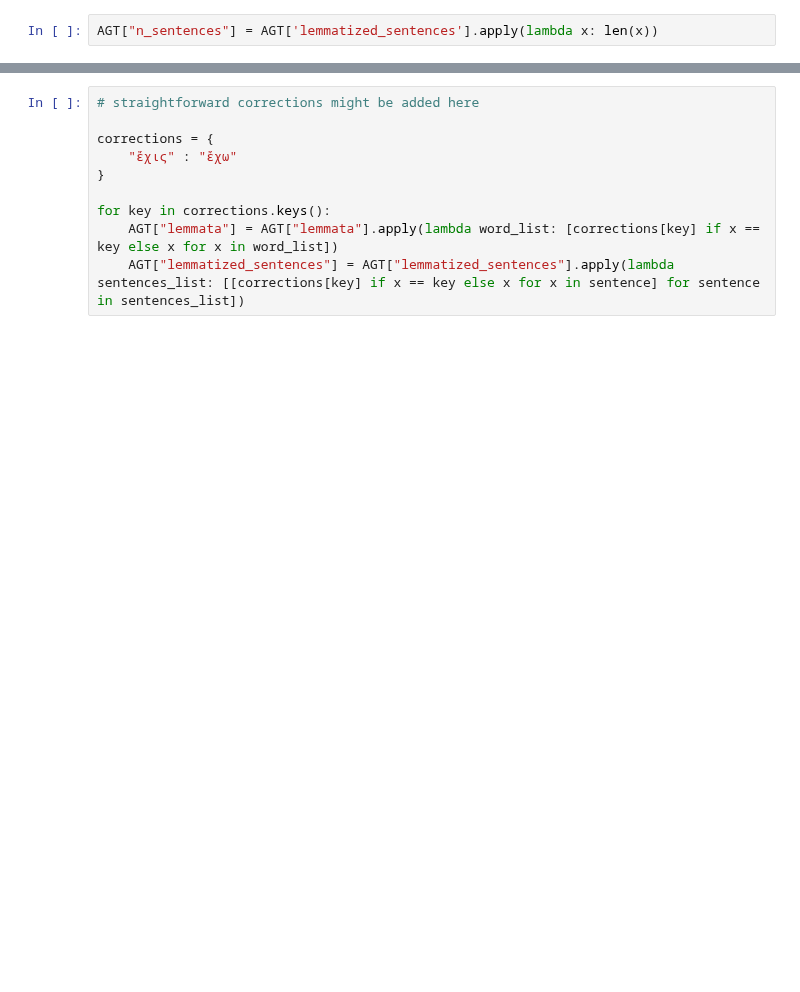
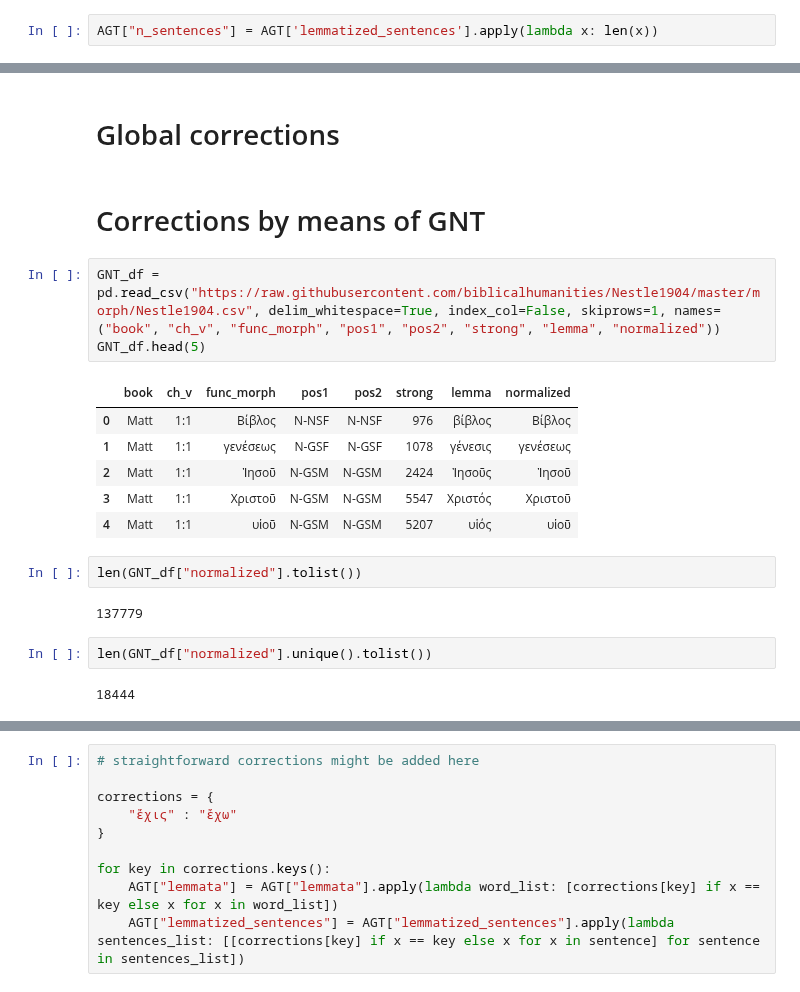
Before and after one commit to sdam-au/LAGT, a Jupyter notebook: scripts/3_LEMMATIZATION.ipynb, the cells around one changed output, grey strips where cells are left out. Saved outputs shown, nothing was run; the diff lists cells and outputs as text; blank space fills up the shorter version.

```diff
--- a/scripts/3_LEMMATIZATION.ipynb
+++ b/scripts/3_LEMMATIZATION.ipynb
@@ -164,0 +176,22 @@ print(AGT[AGT["author_id"]=="tlg0031paul"].iloc[3]["lemmata"][:100])
+# %% [markdown]
+# Global corrections
+# %% [markdown]
+# Corrections by means of GNT
+# %%
+GNT_df = pd.read_csv("https://raw.githubusercontent.com/biblicalhumanities/Nestle1904/master/morph/Nestle1904.csv", delim_whitespace=True, index_col=False, skiprows=1, names=("book", "ch_v", "func_morph", "pos1", "pos2", "strong", "lemma", "normalized"))
+GNT_df.head(5)
+# %% [output]
+|  | book | ch_v | func_morph | pos1 | pos2 | strong | lemma | normalized |
+| 0 | Matt | 1:1 | Βίβλος | N-NSF | N-NSF | 976 | βίβλος | Βίβλος |
+| 1 | Matt | 1:1 | γενέσεως | N-GSF | N-GSF | 1078 | γένεσις | γενέσεως |
+| 2 | Matt | 1:1 | Ἰησοῦ | N-GSM | N-GSM | 2424 | Ἰησοῦς | Ἰησοῦ |
+| 3 | Matt | 1:1 | Χριστοῦ | N-GSM | N-GSM | 5547 | Χριστός | Χριστοῦ |
+| 4 | Matt | 1:1 | υἱοῦ | N-GSM | N-GSM | 5207 | υἱός | υἱοῦ |
+# %%
+len(GNT_df["normalized"].tolist())
+# %% [output]
+137779
+# %%
+len(GNT_df["normalized"].unique().tolist())
+# %% [output]
+18444
```
Also changed, not shown: parts of 14 cells of this notebook, 3 other files.
